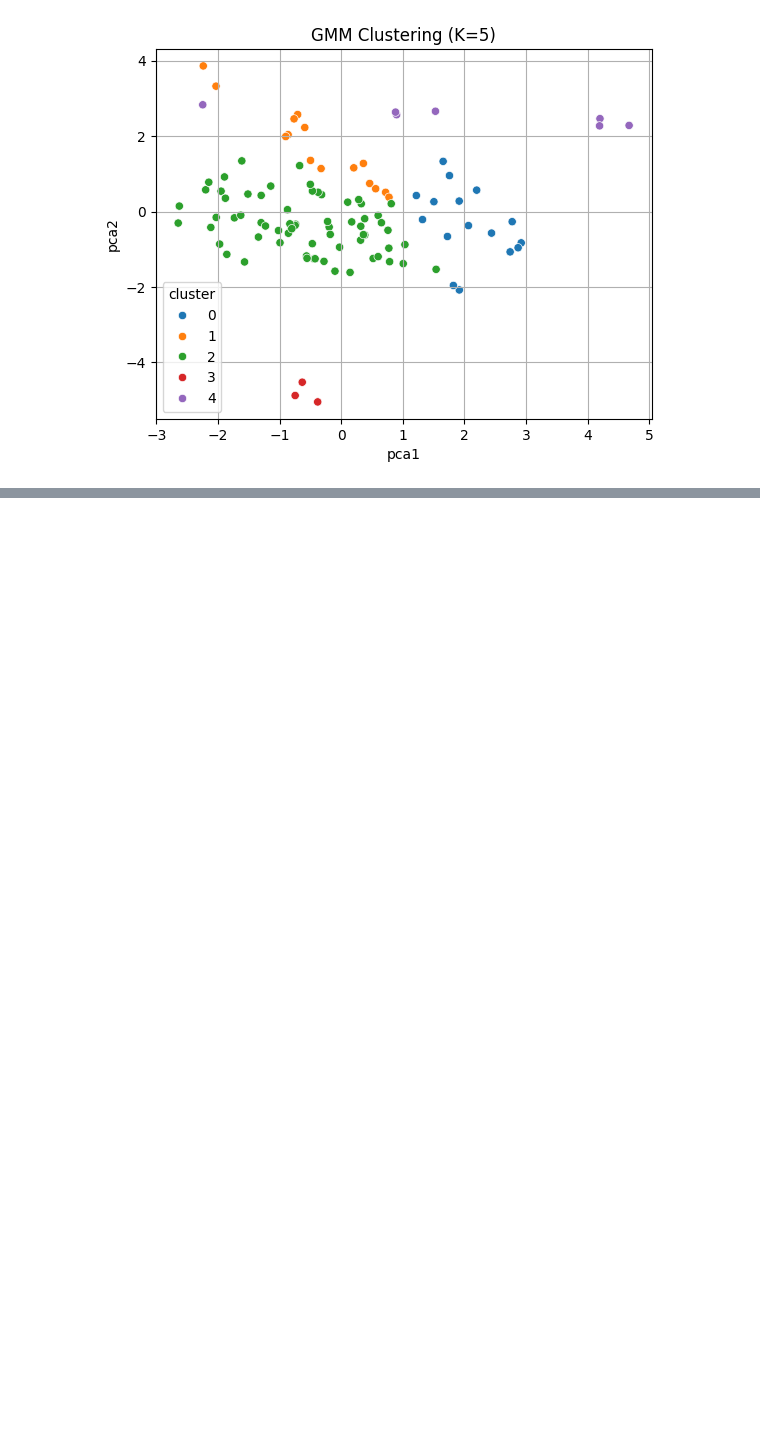
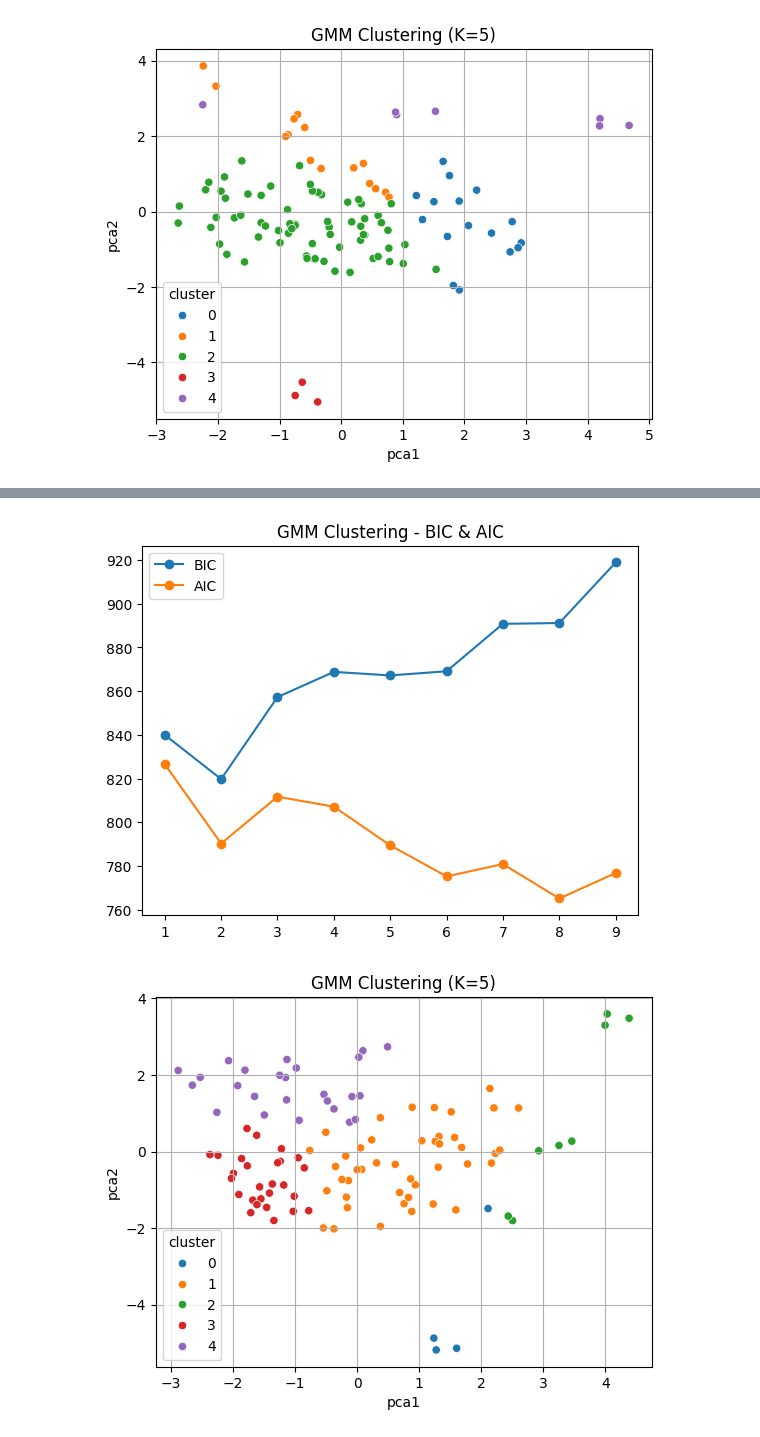
Before and after one commit to SP-2112/Advanced_Soybean_Agricultural_Dataset_Analysis_CS209_TermProject, a Jupyter notebook: Code_Notebooks/05_tsne_kmeans_and_gmm_clustering.ipynb, the cells around one changed output, grey strips where cells are left out. Saved outputs shown, nothing was run; the diff lists cells and outputs as text; code cells hidden in the pictures; blank space fills up the shorter version.

```diff
--- a/Code_Notebooks/05_tsne_kmeans_and_gmm_clustering.ipynb
+++ b/Code_Notebooks/05_tsne_kmeans_and_gmm_clustering.ipynb
@@ -18,7 +20,7 @@ Saving to: ‘3_direct_encoded.csv’
 import pandas as pd
 from sklearn.preprocessing import StandardScaler
 
-full_data = pd.read_csv('3_direct_encoded.csv')
+full_data = pd.read_csv('3_one_hot_encoded.csv')
 data_v2 = full_data.iloc[:, 2:]  # Exclude ID & Parameters
 
 # Standardize
@@ -95,0 +157,34 @@ plt.show()
+# %%
+from sklearn.mixture import GaussianMixture
+from sklearn.decomposition import PCA
+
+X = scaled_data.iloc[:, :-3]  # Drop C, S, G
+pca_out = PCA(n_components=2)
+X_pca_out = pd.DataFrame(pca_out.fit_transform(X), columns=["pca1", "pca2"])
+
+bics, aics = [], []
+for k in range(1, 10):
+    gmm = GaussianMixture(n_components=k, random_state=42)
+    gmm.fit(X_pca_out)
+    bics.append(gmm.bic(X_pca_out))
+    aics.append(gmm.aic(X_pca_out))
+
+plt.plot(range(1, 10), bics, label="BIC", marker='o')
+plt.plot(range(1, 10), aics, label="AIC", marker='o')
+plt.title("GMM Clustering - BIC & AIC")
+plt.legend()
+plt.show()
+
+# Fit optimal
+optimal_k = 5
+gmm = GaussianMixture(n_components=optimal_k, random_state=42)
+labels = gmm.fit_predict(X_pca_out)
+X_pca_out["cluster"] = labels
+
+sns.scatterplot(data=X_pca_out, x='pca1', y='pca2', hue='cluster', palette="tab10")
+plt.title(f'GMM Clustering (K={optimal_k})')
+plt.grid(True)
+plt.show()
+# %% [output]
+[figure, added]
+[figure, added]
```
Also changed, not shown: parts of 6 cells of this notebook.
